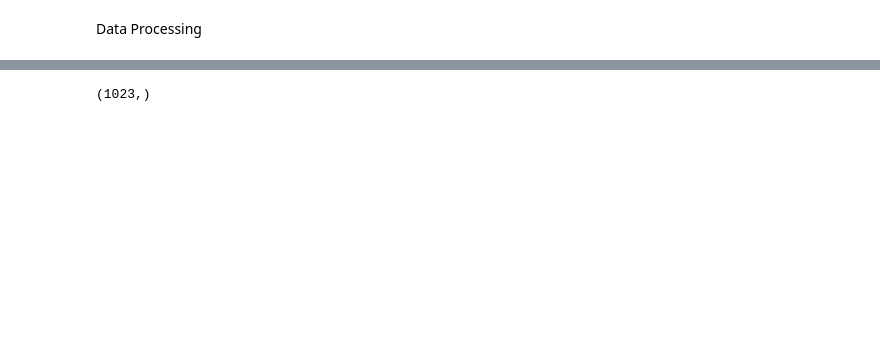
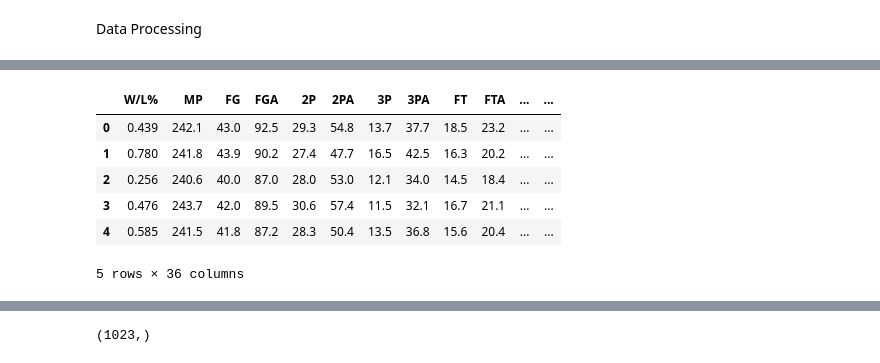
Before and after one commit to ChinmayVar/FinalProject156, a Jupyter notebook: final_proj.ipynb, the cells around one changed output, grey strips where cells are left out. Saved outputs shown, nothing was run; the diff lists cells and outputs as text; code cells hidden in the pictures; blank space fills up the shorter version.

```diff
--- a/final_proj.ipynb
+++ b/final_proj.ipynb
@@ -40,3 +20,17 @@ df.head()
+# %%
+df = pd.read_csv('nba2.csv')
+df = df.dropna() # drop NAs
+df = df.iloc[:, 6:]
+
+df.head()
+# %% [output]
+|  | W/L% | MP | FG | FGA | 2P | 2PA | 3P | 3PA | FT | FTA | ... | ... |
+| 0 | 0.439 | 242.1 | 43.0 | 92.5 | 29.3 | 54.8 | 13.7 | 37.7 | 18.5 | 23.2 | ... | ... |
+| 1 | 0.780 | 241.8 | 43.9 | 90.2 | 27.4 | 47.7 | 16.5 | 42.5 | 16.3 | 20.2 | ... | ... |
+| 2 | 0.256 | 240.6 | 40.0 | 87.0 | 28.0 | 53.0 | 12.1 | 34.0 | 14.5 | 18.4 | ... | ... |
+| 3 | 0.476 | 243.7 | 42.0 | 89.5 | 30.6 | 57.4 | 11.5 | 32.1 | 16.7 | 21.1 | ... | ... |
+| 4 | 0.585 | 241.5 | 41.8 | 87.2 | 28.3 | 50.4 | 13.5 | 36.8 | 15.6 | 20.4 | ... | ... |
+5 rows × 36 columns
 # %%
 # the per game stats
 X = df.iloc[:, 1:]
```
Also changed, not shown: parts of 7 cells of this notebook.
